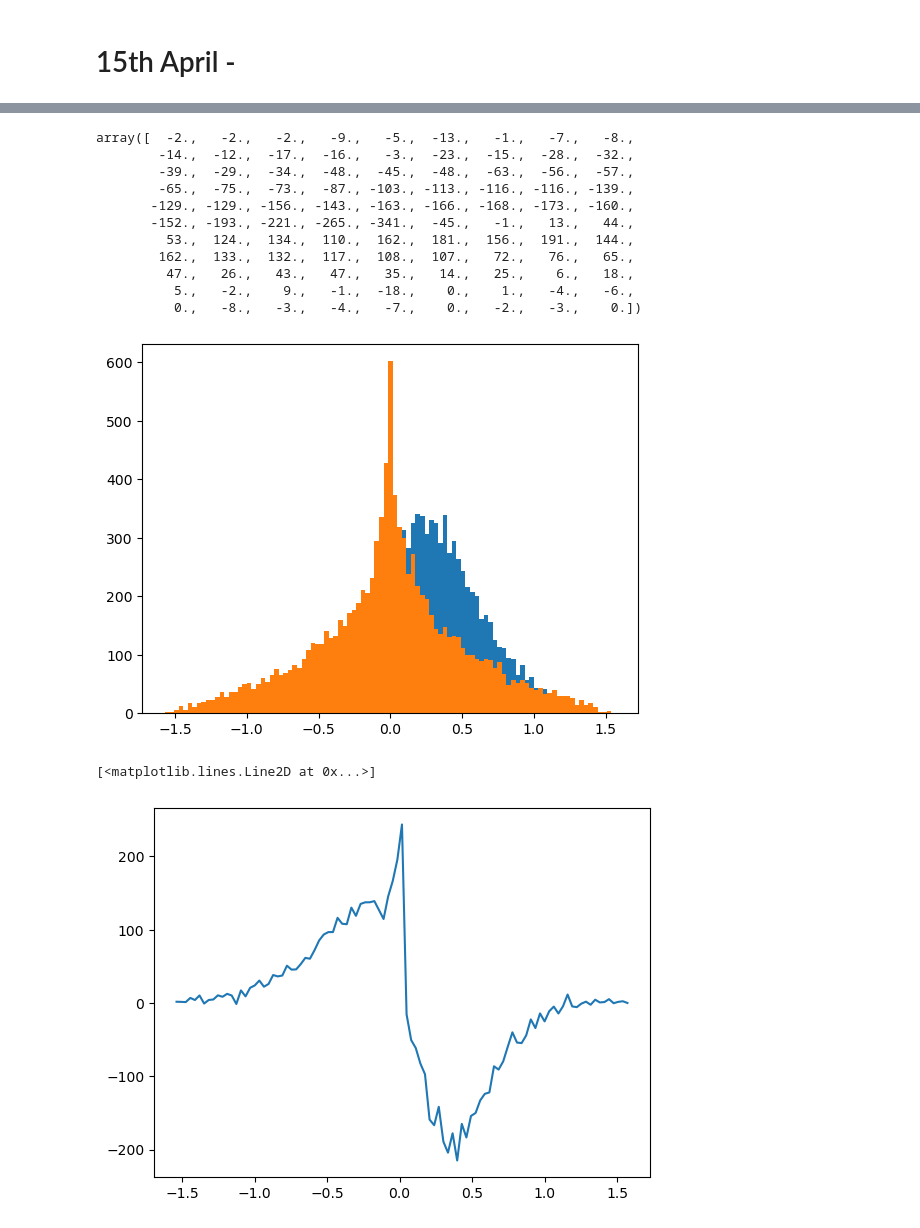
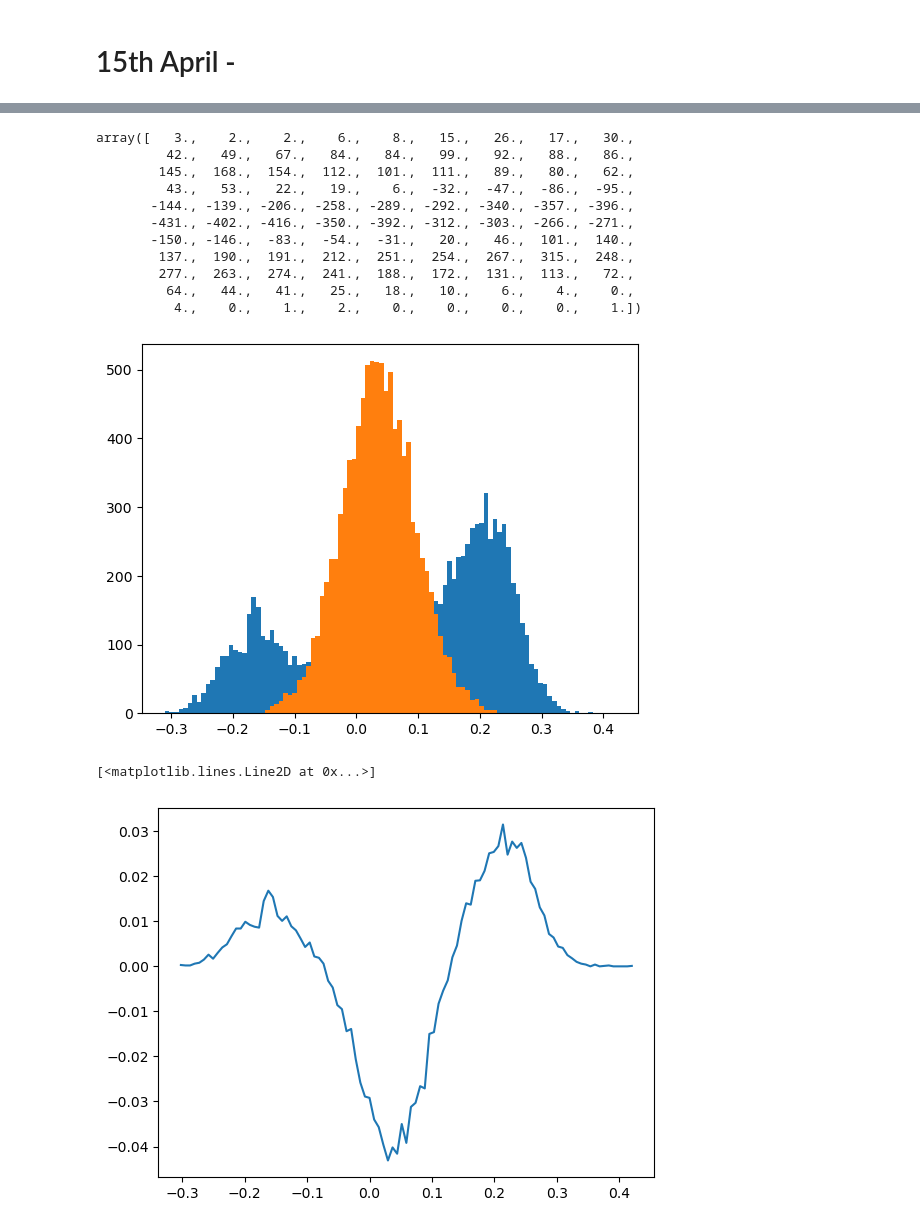
Before and after one commit to shauryagarg145/dark-matter-waves, a Jupyter notebook: modellingstreams.ipynb, the cells around one changed output, grey strips where cells are left out. Cells and saved outputs as stored; diff of their text form; code cells hidden in the pictures.

```diff
--- a/modellingstreams.ipynb
+++ b/modellingstreams.ipynb
@@ -291,6 +291,12 @@ vel = np.random.multivariate_normal((0, 0, 0), np.diag([167]*3), num) #+ np.arra
 # %%
+vel += v_c
+
 cost = vel[:, 2] / speed(vel)
 phi = np.arctan(vel[:, 1] / vel[:, 0])
 omega = cost*phi
 plt.hist(omega, 20)
+
+vel -= v_c
+
+# so this changes according to v_c, i.e. it centres around v_c
 # %% [output]
@@ -310,8 +307,10 @@ import astropy.constants as acon
 def grav(x):
     return - acon.G.value * 1e-9 * acon.M_sun.value / 149600000
 
+vel += v_c
+
 def v_inf(v):
-    r = np.array([[1, 1, 1]]) # in km
+    r = np.array([v_c]) * np.array([[1, 1, 0]]) # in km
     d = np.sqrt(np.sum(v*v) + 2 * grav(r))
 
     vi = d * d * v \
@@ -321,16 +320,21 @@ def v_inf(v):
     vi = vi / (d*d - grav(r) - d * np.dot(v, r.T / speed(r)))
 
     return vi
+
+vel -= v_c
 # %%
 from scipy.optimize import fsolve
 
 def func(v, vi):
     return (v_inf(v) - vi).T[:, 0]
 
+vel += v_c
+
 v = []
 for vi in vel:
     root = fsolve(func, [25,25, 25], args=(vi,))
     v.append(root)
 v = np.array(v)
+vel -= v_c
 v
 # %% [output]
@@ -365,6 +373,6 @@ plt.hist(vh[:, 0], 20)
 # %%
-cost = v[:, 2] / speed(v)
-phi = np.arctan(v[:, 1] / v[:, 0])
-omega1 = cost*phi
+cost1 = v[:, 2] / speed(v)
+phi1 = np.arctan(v[:, 1] / v[:, 0])
+omega1 = cost1*phi1
 plt.hist(omega1, 20)
 # %% [output]
@@ -381,25 +390,25 @@ plt.hist(omega1, 20)
 # %%
 plt.clf()
 
-bins = np.linspace(- np.pi / 2, np.pi/2, 100)
+bins = np.linspace(min(np.min(omega), np.min(omega1)), max(np.max(omega), np.max(omega1)), 100)
 plt.hist(omega1, bins)[0] - plt.hist(omega, bins)[0]
 # %% [output]
-array([  -2.,   -2.,   -2.,   -9.,   -5.,  -13.,   -1.,   -7.,   -8.,
-        -14.,  -12.,  -17.,  -16.,   -3.,  -23.,  -15.,  -28.,  -32.,
-        -39.,  -29.,  -34.,  -48.,  -45.,  -48.,  -63.,  -56.,  -57.,
-        -65.,  -75.,  -73.,  -87., -103., -113., -116., -116., -139.,
-       -129., -129., -156., -143., -163., -166., -168., -173., -160.,
-       -152., -193., -221., -265., -341.,  -45.,   -1.,   13.,   44.,
-         53.,  124.,  134.,  110.,  162.,  181.,  156.,  191.,  144.,
-        162.,  133.,  132.,  117.,  108.,  107.,   72.,   76.,   65.,
-         47.,   26.,   43.,   47.,   35.,   14.,   25.,    6.,   18.,
-          5.,   -2.,    9.,   -1.,  -18.,    0.,    1.,   -4.,   -6.,
-          0.,   -8.,   -3.,   -4.,   -7.,    0.,   -2.,   -3.,    0.])
+array([   3.,    2.,    2.,    6.,    8.,   15.,   26.,   17.,   30.,
+         42.,   49.,   67.,   84.,   84.,   99.,   92.,   88.,   86.,
+        145.,  168.,  154.,  112.,  101.,  111.,   89.,   80.,   62.,
+         43.,   53.,   22.,   19.,    6.,  -32.,  -47.,  -86.,  -95.,
+       -144., -139., -206., -258., -289., -292., -340., -357., -396.,
+       -431., -402., -416., -350., -392., -312., -303., -266., -271.,
+       -150., -146.,  -83.,  -54.,  -31.,   20.,   46.,  101.,  140.,
+        137.,  190.,  191.,  212.,  251.,  254.,  267.,  315.,  248.,
+        277.,  263.,  274.,  241.,  188.,  172.,  131.,  113.,   72.,
+         64.,   44.,   41.,   25.,   18.,   10.,    6.,    4.,    0.,
+          4.,    0.,    1.,    2.,    0.,    0.,    0.,    0.,    1.])
-[figure, old version]
+[figure, new version]
 # %%
 y = plt.hist(omega, bins)[0] * np.sum(mask)/10000 - plt.hist(omega1, bins)[0]
 plt.clf()
-plt.plot(bins[1:], y)
+plt.plot(bins[1:], -y / 10000)
 # %% [output]
 [<matplotlib.lines.Line2D at 0x...>]
-[figure, old version]
+[figure, new version]
```
Also changed, not shown: parts of 8 cells of this notebook.
